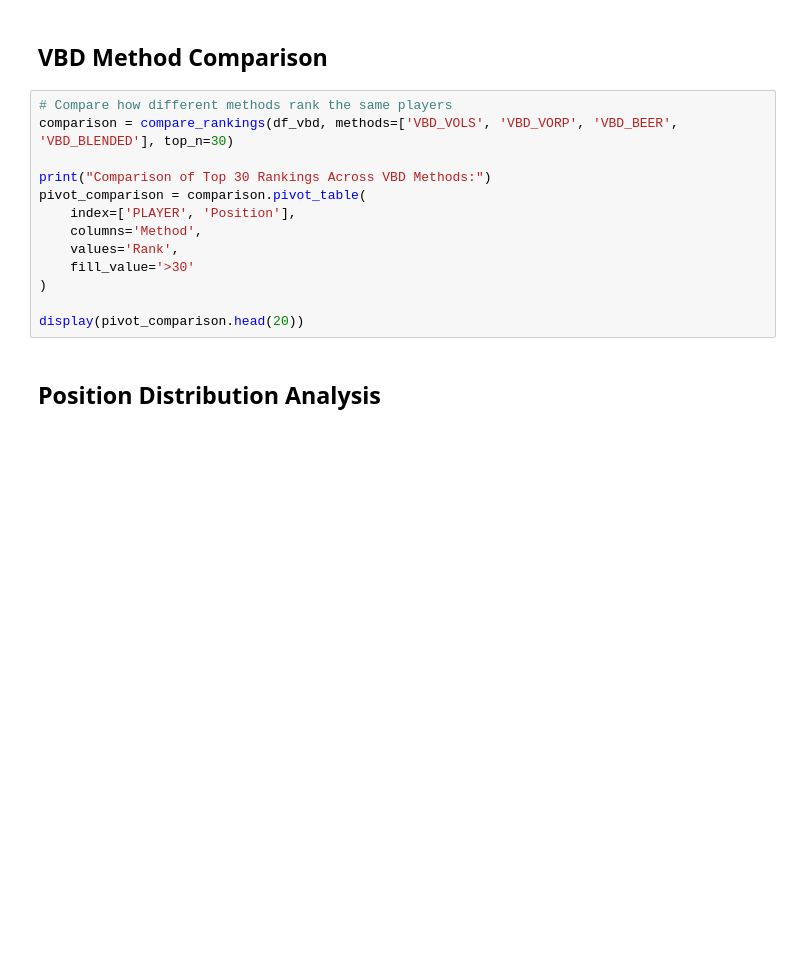
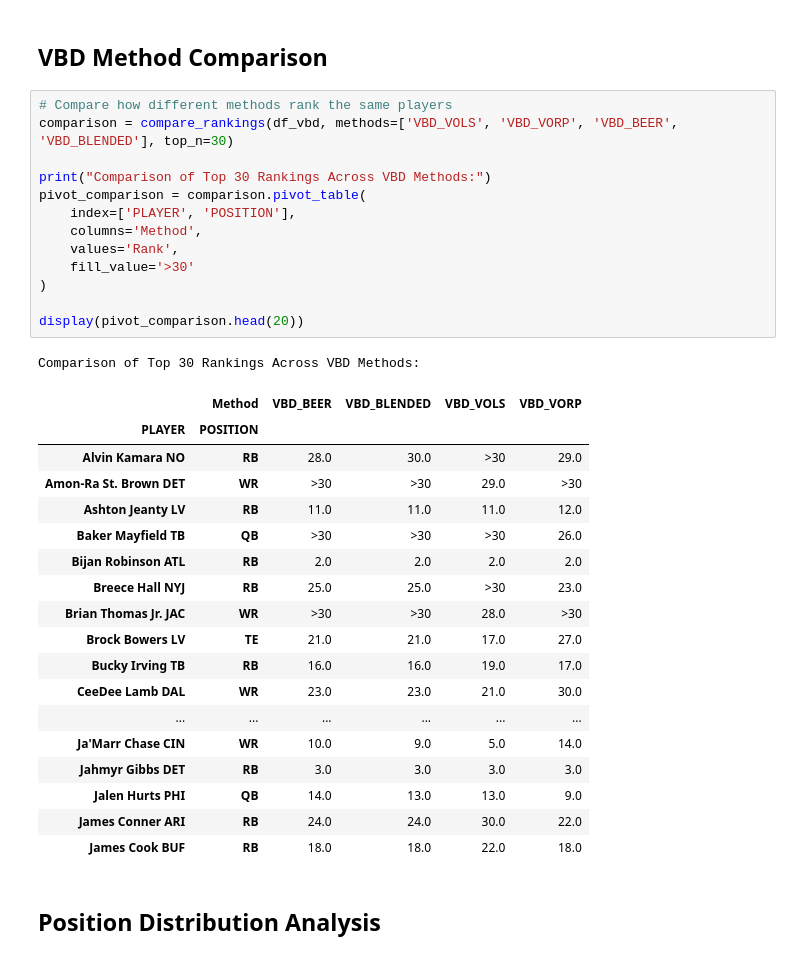
Before and after one commit to ban5104/fantasy-football, a Jupyter notebook: notebooks/02_analysis/03_vbd_calculations.ipynb, the cells around one changed output. Saved outputs shown, nothing was run; the diff lists cells and outputs as text; blank space fills up the shorter version.

```diff
--- a/notebooks/02_analysis/03_vbd_calculations.ipynb
+++ b/notebooks/02_analysis/03_vbd_calculations.ipynb
@@ -93,16 +193,36 @@ for method in methods:
 # %%
 # Compare how different methods rank the same players
 comparison = compare_rankings(df_vbd, methods=['VBD_VOLS', 'VBD_VORP', 'VBD_BEER', 'VBD_BLENDED'], top_n=30)
 
 print("Comparison of Top 30 Rankings Across VBD Methods:")
 pivot_comparison = comparison.pivot_table(
-    index=['PLAYER', 'Position'],
+    index=['PLAYER', 'POSITION'],
     columns='Method',
     values='Rank',
     fill_value='>30'
 )
 
 display(pivot_comparison.head(20))
+# %% [output]
+Comparison of Top 30 Rankings Across VBD Methods:
+|  | Method | VBD_BEER | VBD_BLENDED | VBD_VOLS | VBD_VORP |
+| PLAYER | POSITION |  |  |  |  |
+| Alvin Kamara NO | RB | 28.0 | 30.0 | >30 | 29.0 |
+| Amon-Ra St. Brown DET | WR | >30 | >30 | 29.0 | >30 |
+| Ashton Jeanty LV | RB | 11.0 | 11.0 | 11.0 | 12.0 |
+| Baker Mayfield TB | QB | >30 | >30 | >30 | 26.0 |
+| Bijan Robinson ATL | RB | 2.0 | 2.0 | 2.0 | 2.0 |
+| Breece Hall NYJ | RB | 25.0 | 25.0 | >30 | 23.0 |
+| Brian Thomas Jr. JAC | WR | >30 | >30 | 28.0 | >30 |
+| Brock Bowers LV | TE | 21.0 | 21.0 | 17.0 | 27.0 |
+| Bucky Irving TB | RB | 16.0 | 16.0 | 19.0 | 17.0 |
+| CeeDee Lamb DAL | WR | 23.0 | 23.0 | 21.0 | 30.0 |
+| ... | ... | ... | ... | ... | ... |
+| Ja'Marr Chase CIN | WR | 10.0 | 9.0 | 5.0 | 14.0 |
+| Jahmyr Gibbs DET | RB | 3.0 | 3.0 | 3.0 | 3.0 |
+| Jalen Hurts PHI | QB | 14.0 | 13.0 | 13.0 | 9.0 |
+| James Conner ARI | RB | 24.0 | 24.0 | 30.0 | 22.0 |
+| James Cook BUF | RB | 18.0 | 18.0 | 22.0 | 18.0 |
 # %% [markdown]
 ## Position Distribution Analysis
 # %%
```
Also changed, not shown: parts of 7 cells of this notebook, 33 other files.
